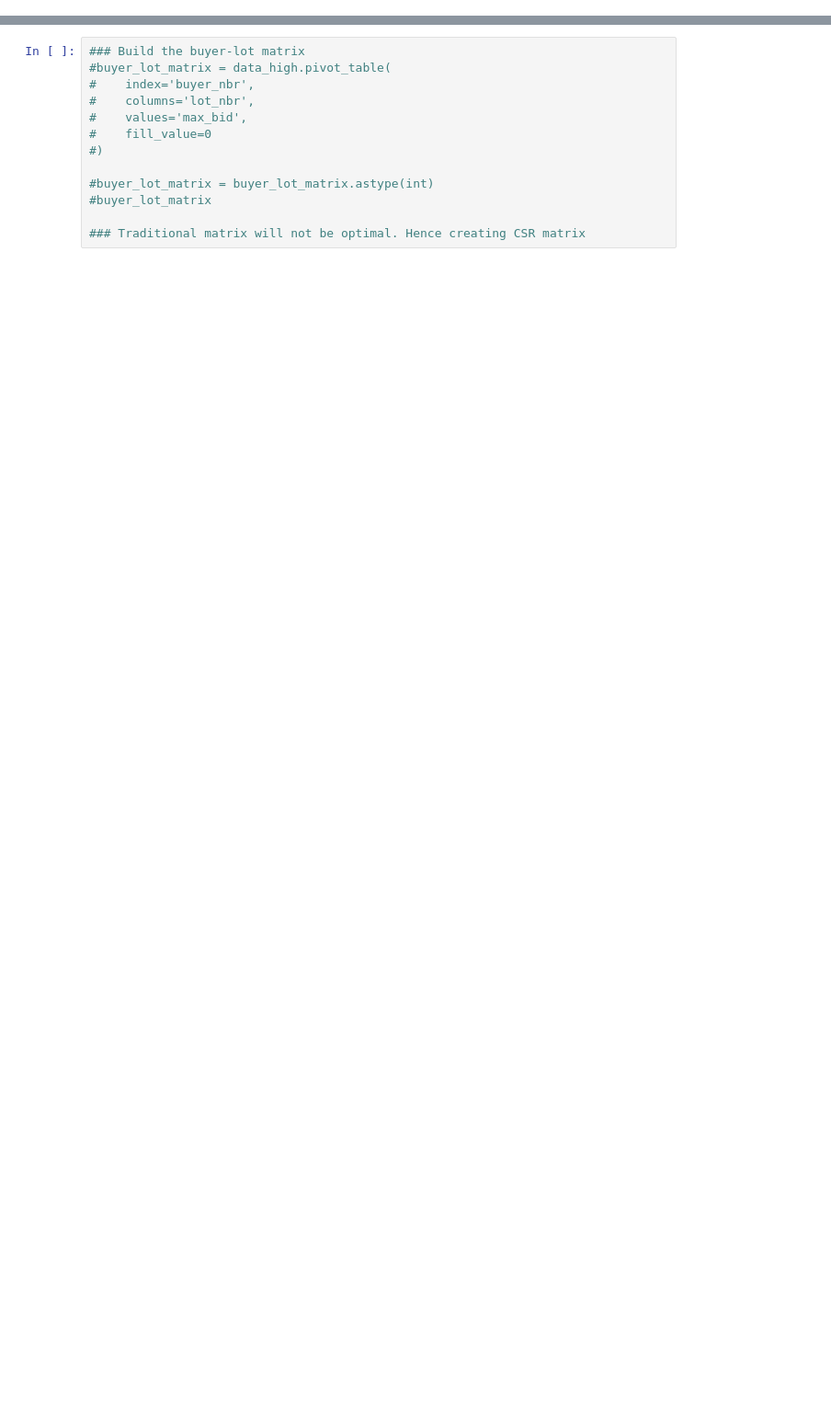
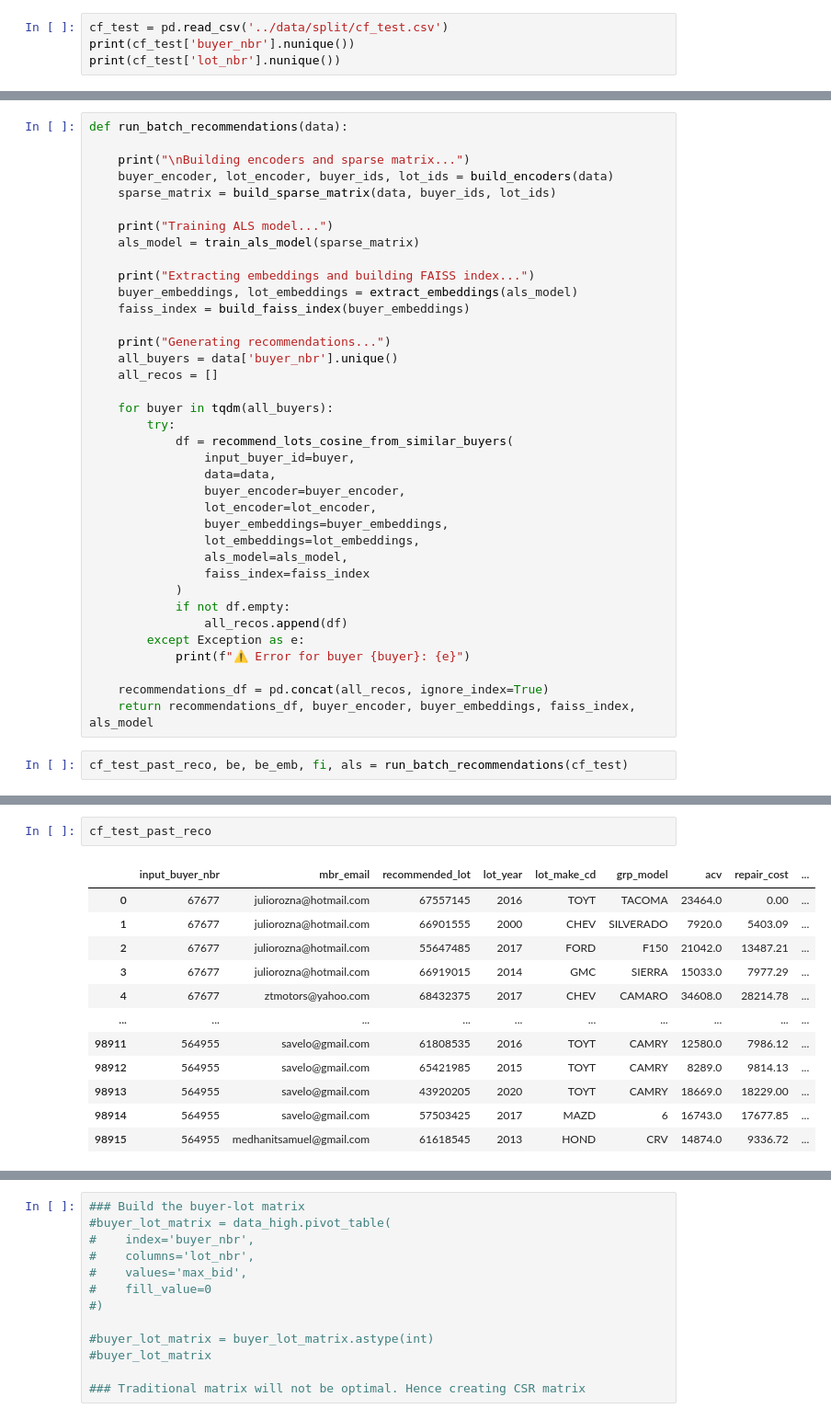
Before and after one commit to srijan-deo/CollaborativeFilteringV4, a Jupyter notebook: notebooks/collaborativefiltering.ipynb, the cells around one changed output, grey strips where cells are left out. Shown: that part at 92% size. Drawn from its saved outputs; the diff is of its cells as text; blank space fills up the shorter version.

```diff
--- a/notebooks/collaborativefiltering.ipynb
+++ b/notebooks/collaborativefiltering.ipynb
@@ -67,0 +10,4 @@ print(data_high_test['lot_nbr'].nunique())
+# %%
+cf_test = pd.read_csv('../data/split/cf_test.csv')
+print(cf_test['buyer_nbr'].nunique())
+print(cf_test['lot_nbr'].nunique())
@@ -67,0 +137,39 @@ print(data_high_test['lot_nbr'].nunique())
+# %%
+def run_batch_recommendations(data):
+
+    print("\nBuilding encoders and sparse matrix...")
+    buyer_encoder, lot_encoder, buyer_ids, lot_ids = build_encoders(data)
+    sparse_matrix = build_sparse_matrix(data, buyer_ids, lot_ids)
+
+    print("Training ALS model...")
+    als_model = train_als_model(sparse_matrix)
+
+    print("Extracting embeddings and building FAISS index...")
+    buyer_embeddings, lot_embeddings = extract_embeddings(als_model)
+    faiss_index = build_faiss_index(buyer_embeddings)
+
+    print("Generating recommendations...")
+    all_buyers = data['buyer_nbr'].unique()
+    all_recos = []
+
+    for buyer in tqdm(all_buyers):
+        try:
+            df = recommend_lots_cosine_from_similar_buyers(
+                input_buyer_id=buyer,
+                data=data,
+                buyer_encoder=buyer_encoder,
+                lot_encoder=lot_encoder,
+                buyer_embeddings=buyer_embeddings,
+                lot_embeddings=lot_embeddings,
+                als_model=als_model,
+                faiss_index=faiss_index
+            )
+            if not df.empty:
+                all_recos.append(df)
+        except Exception as e:
+            print(f"⚠️ Error for buyer {buyer}: {e}")
+
+    recommendations_df = pd.concat(all_recos, ignore_index=True)
+    return recommendations_df, buyer_encoder, buyer_embeddings, faiss_index, als_model
+# %%
+cf_test_past_reco, be, be_emb, fi, als = run_batch_recommendations(cf_test)
@@ -67,0 +181,15 @@ print(data_high_test['lot_nbr'].nunique())
+# %%
+cf_test_past_reco
+# %% [output]
+|  | input_buyer_nbr | mbr_email | recommended_lot | lot_year | lot_make_cd | grp_model | acv | repair_cost | ... |
+| 0 | 67677 | juliorozna@hotmail.com | 67557145 | 2016 | TOYT | TACOMA | 23464.0 | 0.00 | ... |
+| 1 | 67677 | juliorozna@hotmail.com | 66901555 | 2000 | CHEV | SILVERADO | 7920.0 | 5403.09 | ... |
+| 2 | 67677 | juliorozna@hotmail.com | 55647485 | 2017 | FORD | F150 | 21042.0 | 13487.21 | ... |
+| 3 | 67677 | juliorozna@hotmail.com | 66919015 | 2014 | GMC | SIERRA | 15033.0 | 7977.29 | ... |
+| 4 | 67677 | ztmotors@yahoo.com | 68432375 | 2017 | CHEV | CAMARO | 34608.0 | 28214.78 | ... |
+| ... | ... | ... | ... | ... | ... | ... | ... | ... | ... |
+| 98911 | 564955 | savelo@gmail.com | 61808535 | 2016 | TOYT | CAMRY | 12580.0 | 7986.12 | ... |
+| 98912 | 564955 | savelo@gmail.com | 65421985 | 2015 | TOYT | CAMRY | 8289.0 | 9814.13 | ... |
+| 98913 | 564955 | savelo@gmail.com | 43920205 | 2020 | TOYT | CAMRY | 18669.0 | 18229.00 | ... |
+| 98914 | 564955 | savelo@gmail.com | 57503425 | 2017 | MAZD | 6 | 16743.0 | 17677.85 | ... |
+| 98915 | 564955 | medhanitsamuel@gmail.com | 61618545 | 2013 | HOND | CRV | 14874.0 | 9336.72 | ... |
```
Also changed, not shown: parts of 85 cells of this notebook, 17 other files.
